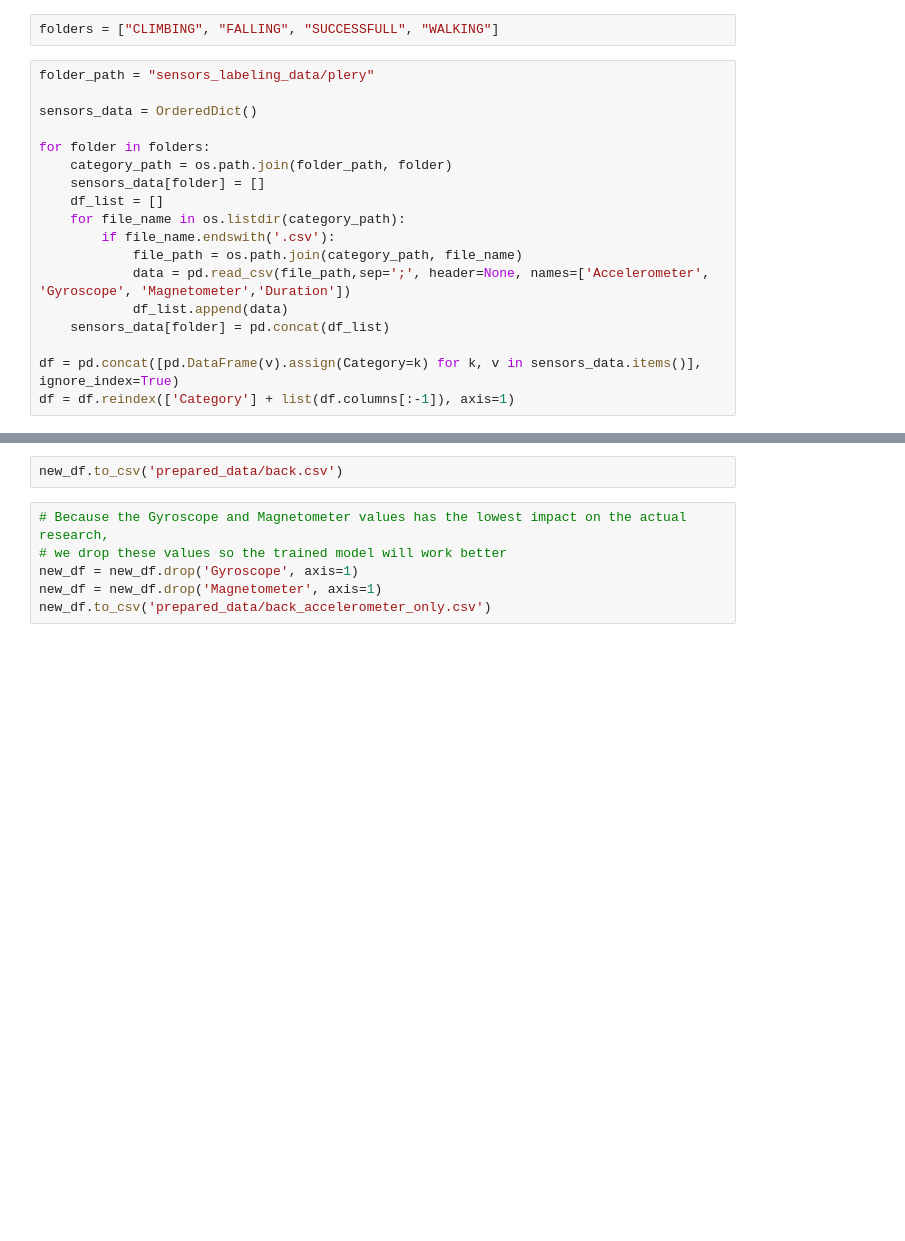
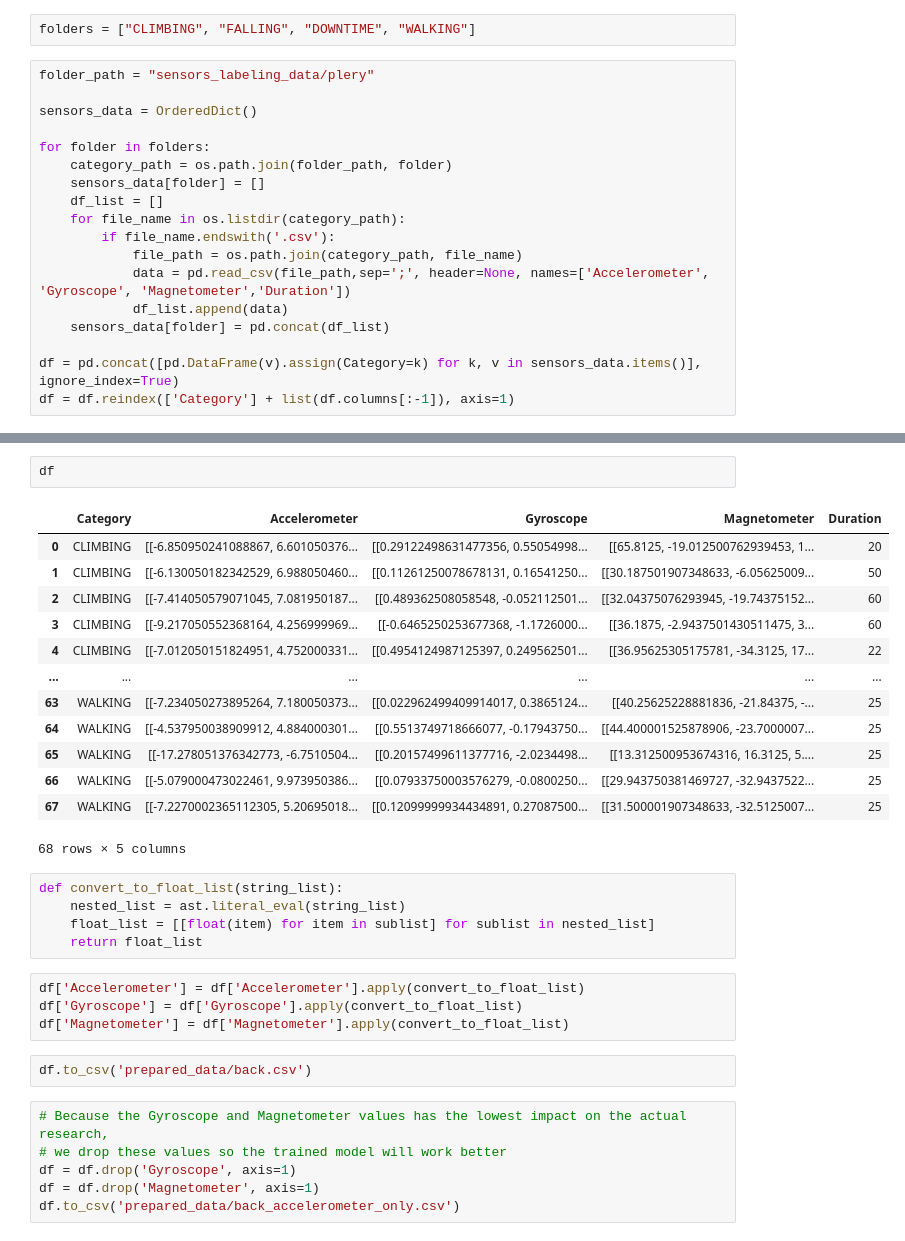
Before and after one commit to ItsMeLucifer/mobile-sensors-data-labeling-model, a Jupyter notebook: extractor.ipynb, the cells around one changed output, grey strips where cells are left out. Drawn from its saved outputs; the diff is of its cells as text; blank space fills up the shorter version.

```diff
--- a/extractor.ipynb
+++ b/extractor.ipynb
@@ -5,5 +6,5 @@ from collections import OrderedDict
 # %%
-folders = ["CLIMBING", "FALLING", "SUCCESSFULL", "WALKING"]
+folders = ["CLIMBING", "FALLING", "DOWNTIME", "WALKING"]
 # %%
 folder_path = "sensors_labeling_data/plery"
 
@@ -57,8 +26,33 @@ new_df
+# %%
+df
+# %% [output]
+|  | Category | Accelerometer | Gyroscope | Magnetometer | Duration |
+| 0 | CLIMBING | [[-6.850950241088867, 6.601050376... | [[0.29122498631477356, 0.55054998... | [[65.8125, -19.012500762939453, 1... | 20 |
+| 1 | CLIMBING | [[-6.130050182342529, 6.988050460... | [[0.11261250078678131, 0.16541250... | [[30.187501907348633, -6.05625009... | 50 |
+| 2 | CLIMBING | [[-7.414050579071045, 7.081950187... | [[0.489362508058548, -0.052112501... | [[32.04375076293945, -19.74375152... | 60 |
+| 3 | CLIMBING | [[-9.217050552368164, 4.256999969... | [[-0.6465250253677368, -1.1726000... | [[36.1875, -2.9437501430511475, 3... | 60 |
+| 4 | CLIMBING | [[-7.012050151824951, 4.752000331... | [[0.4954124987125397, 0.249562501... | [[36.95625305175781, -34.3125, 17... | 22 |
+| ... | ... | ... | ... | ... | ... |
+| 63 | WALKING | [[-7.234050273895264, 7.180050373... | [[0.022962499409914017, 0.3865124... | [[40.25625228881836, -21.84375, -... | 25 |
+| 64 | WALKING | [[-4.537950038909912, 4.884000301... | [[0.5513749718666077, -0.17943750... | [[44.400001525878906, -23.7000007... | 25 |
+| 65 | WALKING | [[-17.278051376342773, -6.7510504... | [[0.20157499611377716, -2.0234498... | [[13.312500953674316, 16.3125, 5.... | 25 |
+| 66 | WALKING | [[-5.079000473022461, 9.973950386... | [[0.07933750003576279, -0.0800250... | [[29.943750381469727, -32.9437522... | 25 |
+| 67 | WALKING | [[-7.2270002365112305, 5.20695018... | [[0.12099999934434891, 0.27087500... | [[31.500001907348633, -32.5125007... | 25 |
+68 rows × 5 columns
+# %%
+def convert_to_float_list(string_list):
+    nested_list = ast.literal_eval(string_list)
+    float_list = [[float(item) for item in sublist] for sublist in nested_list]
+    return float_list
+# %%
+df['Accelerometer'] = df['Accelerometer'].apply(convert_to_float_list)
+df['Gyroscope'] = df['Gyroscope'].apply(convert_to_float_list)
+df['Magnetometer'] = df['Magnetometer'].apply(convert_to_float_list)
 # %%
-new_df.to_csv('prepared_data/back.csv')
+df.to_csv('prepared_data/back.csv')
 # %%
 # Because the Gyroscope and Magnetometer values has the lowest impact on the actual research,
 # we drop these values so the trained model will work better
-new_df = new_df.drop('Gyroscope', axis=1)
-new_df = new_df.drop('Magnetometer', axis=1)
-new_df.to_csv('prepared_data/back_accelerometer_only.csv')
+df = df.drop('Gyroscope', axis=1)
+df = df.drop('Magnetometer', axis=1)
+df.to_csv('prepared_data/back_accelerometer_only.csv')
```
Also changed, not shown: parts of 3 cells of this notebook, 57 other files.
